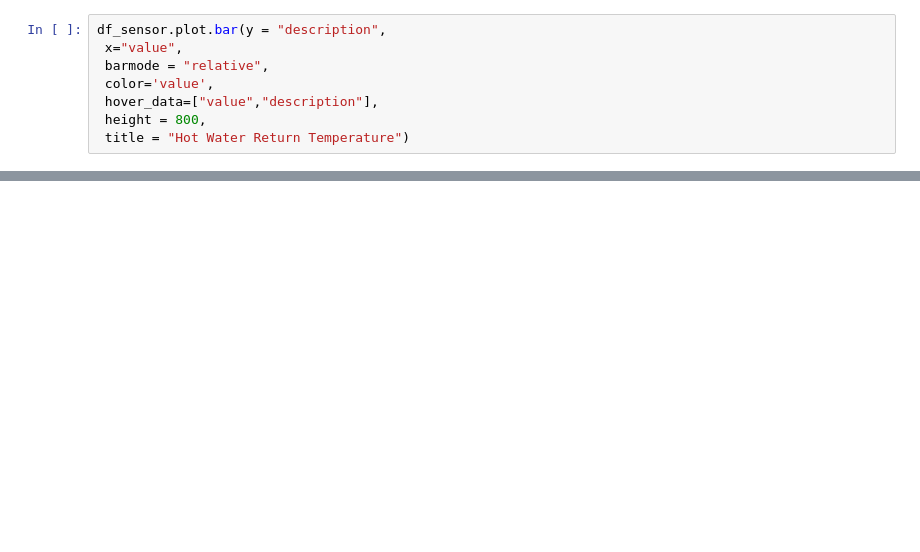
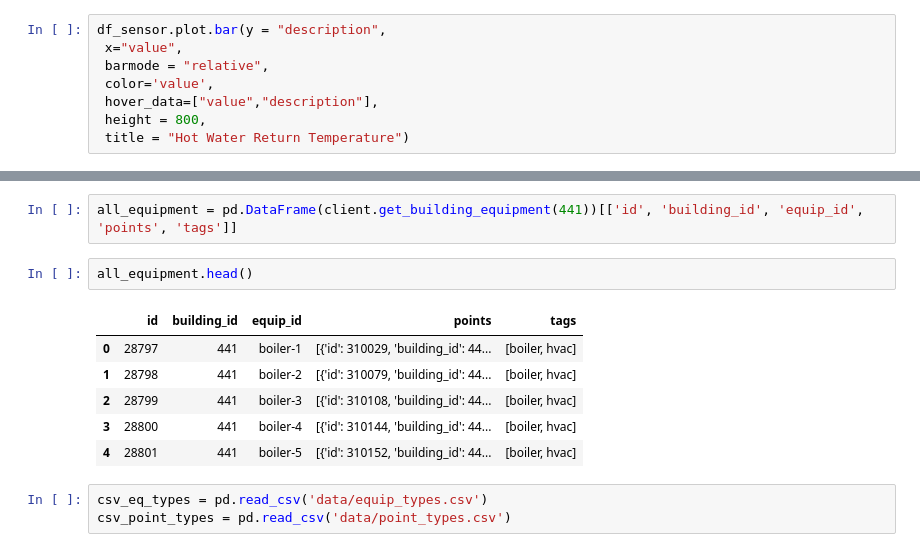
Before and after one commit to SB-Chalmers/SB_rtem_hackathon, a Jupyter notebook: RTEM Dashboard.ipynb, the cells around one changed output, grey strips where cells are left out. Cells and saved outputs as stored; diff of their text form; blank space fills up the shorter version.

```diff
--- a/RTEM Dashboard.ipynb
+++ b/RTEM Dashboard.ipynb
@@ -178,0 +215,14 @@ df_sensor.plot.bar(y = "description",
+# %%
+all_equipment = pd.DataFrame(client.get_building_equipment(441))[['id', 'building_id', 'equip_id',  'points', 'tags']]
+# %%
+all_equipment.head()
+# %% [output]
+|  | id | building_id | equip_id | points | tags |
+| 0 | 28797 | 441 | boiler-1 | [{'id': 310029, 'building_id': 44... | [boiler, hvac] |
+| 1 | 28798 | 441 | boiler-2 | [{'id': 310079, 'building_id': 44... | [boiler, hvac] |
+| 2 | 28799 | 441 | boiler-3 | [{'id': 310108, 'building_id': 44... | [boiler, hvac] |
+| 3 | 28800 | 441 | boiler-4 | [{'id': 310144, 'building_id': 44... | [boiler, hvac] |
+| 4 | 28801 | 441 | boiler-5 | [{'id': 310152, 'building_id': 44... | [boiler, hvac] |
+# %%
+csv_eq_types = pd.read_csv('data/equip_types.csv')
+csv_point_types = pd.read_csv('data/point_types.csv')
```
Also changed, not shown: parts of 18 cells of this notebook, 2 other files.
